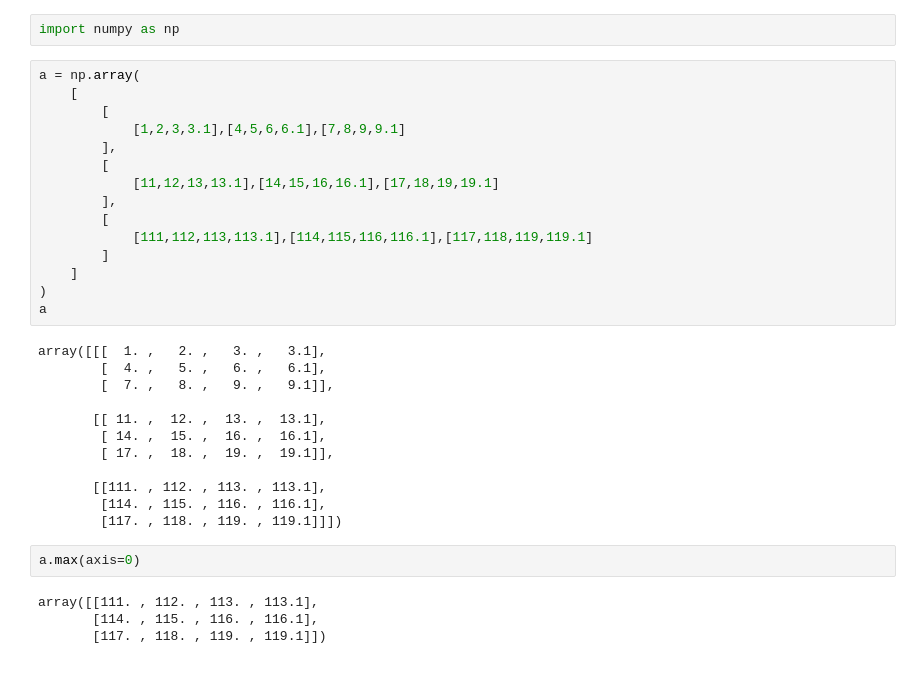
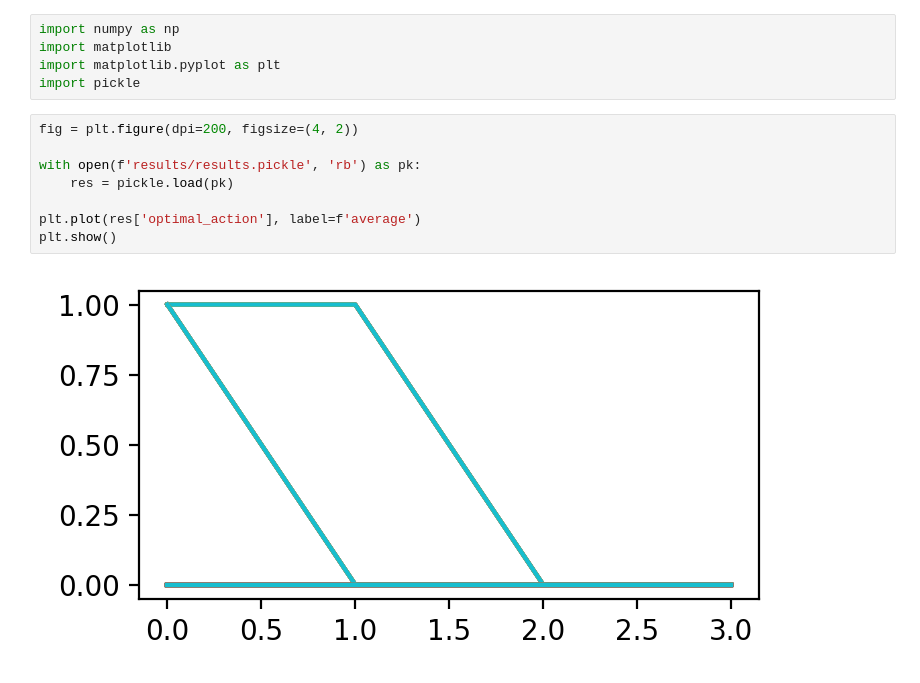
Before and after one commit to momodupi/DPSolver, a Jupyter notebook: plot.ipynb, the cells around one changed output. Saved outputs shown, nothing was run; the diff lists cells and outputs as text.

```diff
--- a/plot.ipynb
+++ b/plot.ipynb
@@ -1,35 +1,15 @@
 # %%
 import numpy as np
+import matplotlib
+import matplotlib.pyplot as plt
+import pickle
-# %%
-a = np.array(
-    [
-        [
-            [1,2,3,3.1],[4,5,6,6.1],[7,8,9,9.1]
-        ],
-        [
-            [11,12,13,13.1],[14,15,16,16.1],[17,18,19,19.1]
-        ],
-        [
-            [111,112,113,113.1],[114,115,116,116.1],[117,118,119,119.1]
-        ]
-    ]
-)
-a
-# %% [output]
-array([[[  1. ,   2. ,   3. ,   3.1],
-        [  4. ,   5. ,   6. ,   6.1],
-        [  7. ,   8. ,   9. ,   9.1]],
-
-       [[ 11. ,  12. ,  13. ,  13.1],
-        [ 14. ,  15. ,  16. ,  16.1],
-        [ 17. ,  18. ,  19. ,  19.1]],
-
-       [[111. , 112. , 113. , 113.1],
-        [114. , 115. , 116. , 116.1],
-        [117. , 118. , 119. , 119.1]]])
-# %%
-a.max(axis=0)
-# %% [output]
-array([[111. , 112. , 113. , 113.1],
-       [114. , 115. , 116. , 116.1],
-       [117. , 118. , 119. , 119.1]])
+# %%
+fig = plt.figure(dpi=200, figsize=(4, 2))
+
+with open(f'results/results.pickle', 'rb') as pk:
+    res = pickle.load(pk)
+
+plt.plot(res['optimal_action'], label=f'average')
+plt.show()
+# %% [output]
+[figure, added]
```
Also changed, not shown: parts of 2 cells of this notebook, 7 other files.
